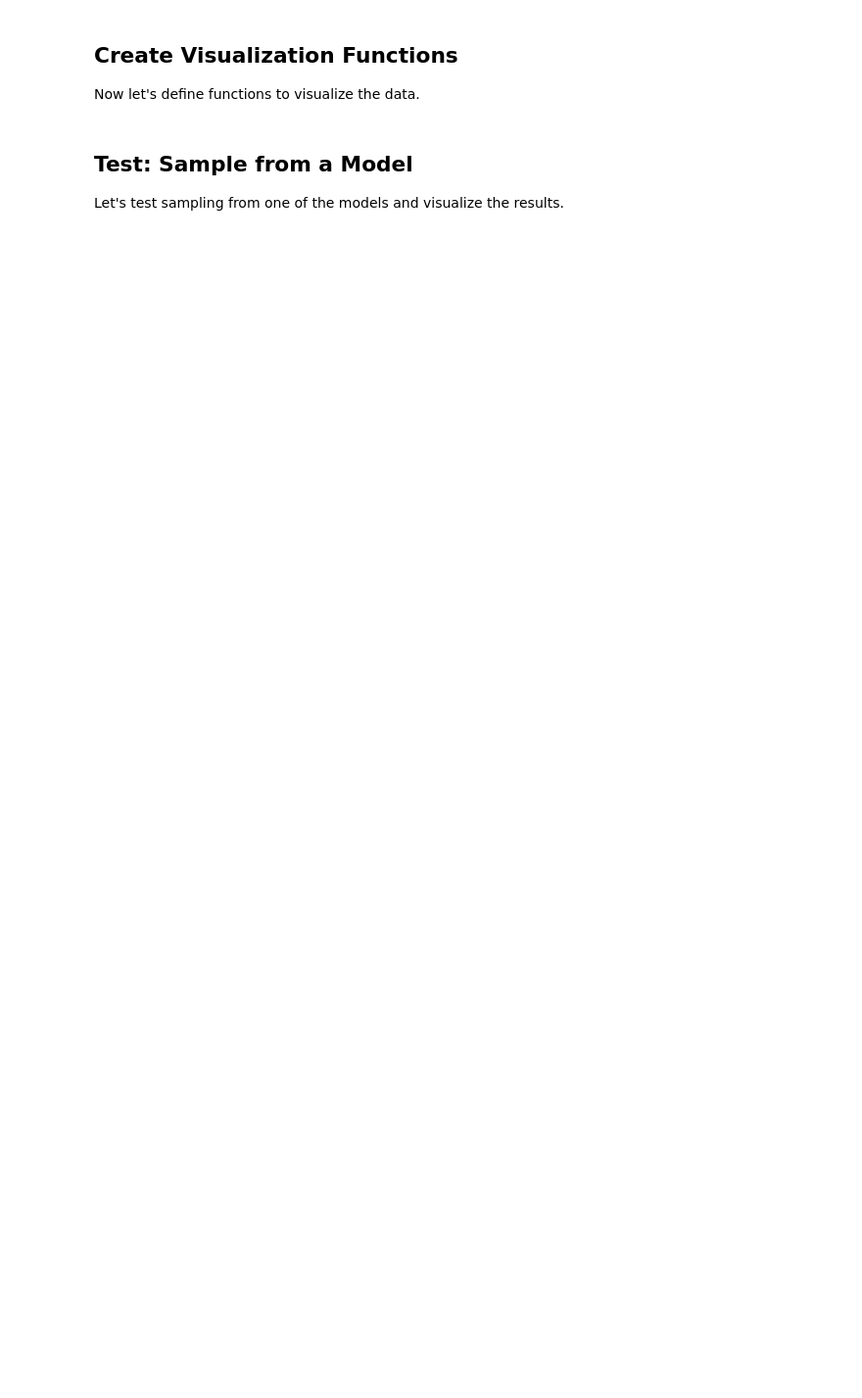
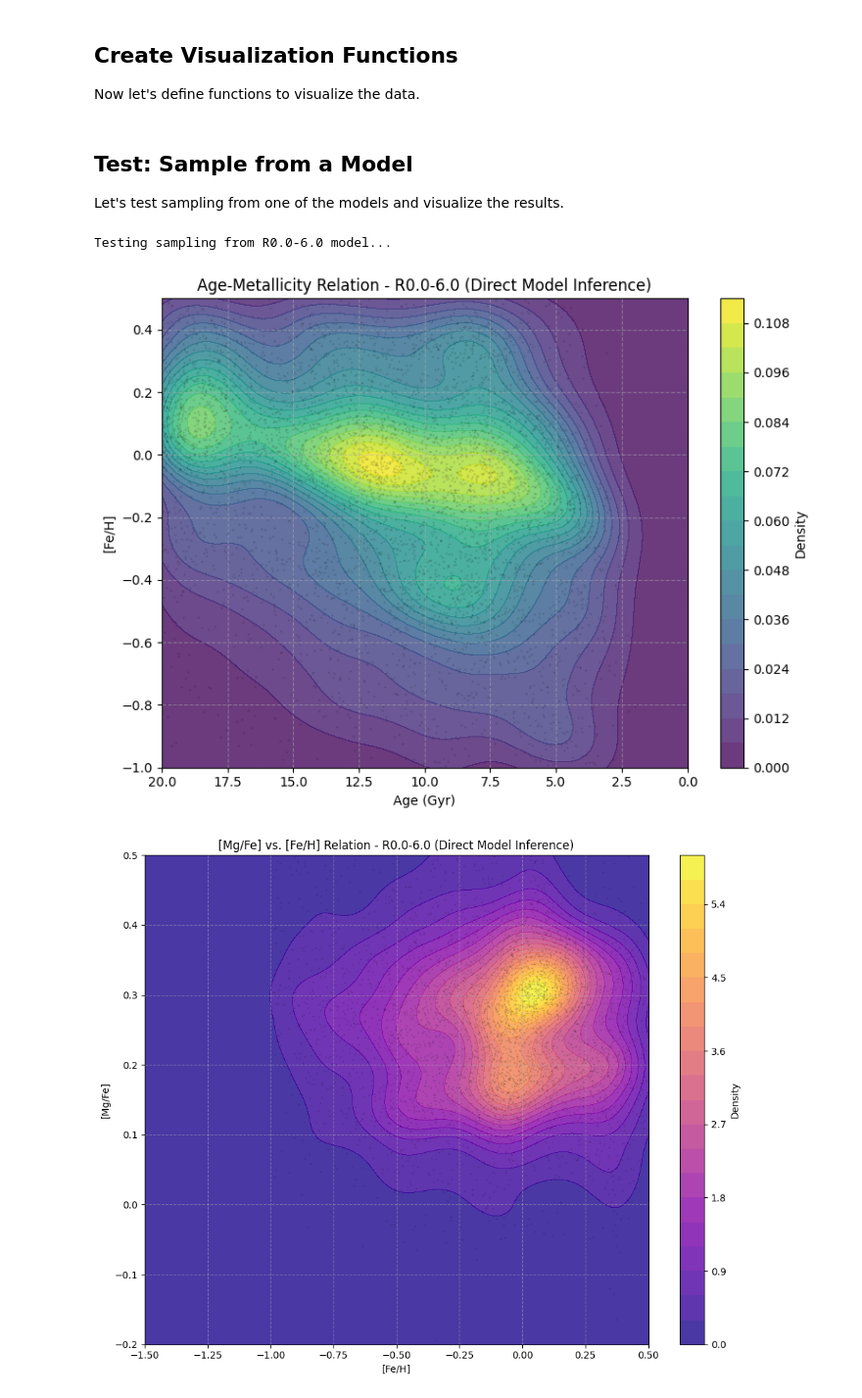
Before and after one commit to errai34/flowing-mw-disc, a Jupyter notebook: age_metallicity_explorer.ipynb, the cells around one changed output. Shown at 98% size. Cells and saved outputs as stored; diff of their text form; code cells hidden in the pictures; blank space fills up the shorter version.

```diff
--- a/age_metallicity_explorer.ipynb
+++ b/age_metallicity_explorer.ipynb
@@ -155,7 +155,7 @@ def create_backup_model(n_transforms=8, hidden_dims=None, num_bins=24, device=No
 
 Now let's create a function to perform inference with the trained model.
 # %%
-def sample_flow_model(model, scaler, n_samples=5000, age_range=(0, 14), feh_range=(-1.5, 0.5)):
+def sample_flow_model(model, scaler, n_samples=5000, age_range=(0, 204), feh_range=(-1.0, 0.5)):
     """Sample from a flow model and filter results by age and metallicity."""
     device = next(model.parameters()).device
     model.eval()
@@ -202,12 +202,6 @@ def sample_flow_model(model, scaler, n_samples=5000, age_range=(0, 14), feh_rang
         success = True
 
     except Exception as e:
-        print(f"Error sampling from model: {e}\nUsing synthetic data instead.")
-        ages_filtered, fehs_filtered, mgfes_filtered = generate_synthetic_data(
-            n_samples=n_samples,
-            age_range=age_range,
-            feh_range=feh_range
-        )
-        success = False
+        print(f"Error sampling from model: {e}.")
 
     return ages_filtered, fehs_filtered, mgfes_filtered, success
@@ -412,7 +296,7 @@ flow_models, scalers = load_all_models()
 Now let's define functions to visualize the data.
 # %%
 def plot_age_metallicity_kde(ages, metallicities, bin_name=None, flip_age_axis=True,
-                             age_range=(0, 14), feh_range=(-1.5, 0.5), figsize=(10, 8),
+                             age_range=(0, 14), feh_range=(-1.5, 0.5), figsize=(8, 6),
                              title_suffix=""):
     """Create a KDE-based visualization of Age vs. [Fe/H]."""
     # Create figure
@@ -463,8 +347,8 @@ def plot_age_metallicity_kde(ages, metallicities, bin_name=None, flip_age_axis=T
 
 
 def plot_age_metallicity_heatmap(ages, metallicities, bin_name=None, flip_age_axis=True,
-                                age_range=(0, 14), feh_range=(-1.5, 0.5), nbins=(100, 100),
-                                figsize=(10, 8), title_suffix=""):
+                                age_range=(0,20), feh_range=(-1.0, 0.5), nbins=(100, 100),
+                                figsize=(8, 6), title_suffix=""):
     """Create a 2D histogram heatmap of Age vs. [Fe/H]."""
     # Create figure
     fig, ax = plt.subplots(figsize=figsize)
@@ -484,7 +368,7 @@ def plot_age_metallicity_heatmap(ages, metallicities, bin_name=None, flip_age_ax
         origin="lower",
         aspect="auto",
         extent=extent,
-        cmap="viridis",
+        cmap="turbo",
         interpolation="nearest",
     )
 
@@ -566,32 +450,36 @@ Let's test sampling from one of the models and visualize the results.
 # %%
 # Test model sampling
 if flow_models:
     bin_name = list(flow_models.keys())[0]  # Get first available bin
     model = flow_models[bin_name]
     scaler = scalers[bin_name]
 
     print(f"Testing sampling from {bin_name} model...")
     ages, fehs, mgfes, success = sample_flow_model(
         model, scaler, n_samples=5000,
-        age_range=(0, 14), feh_range=(-1.5, 0.5)
+        age_range=(0, 20), feh_range=(-1., 0.5)
     )
 
     if success:
         title_suffix = "(Direct Model Inference)"
     else:
         title_suffix = "(Synthetic Data)"
 
     fig, ax = plot_age_metallicity_kde(
         ages, fehs, bin_name=bin_name,
-        age_range=(0, 14), feh_range=(-1.5, 0.5),
+        age_range=(0, 20), feh_range=(-1., 0.5),
         title_suffix=title_suffix
     )
     plt.show()
 
     fig, ax = plot_mgfe_feh_kde(
         fehs, mgfes, bin_name=bin_name,
         title_suffix=title_suffix
     )
     plt.show()
 else:
     print("No models available for testing.")
+# %% [output]
+Testing sampling from R0.0-6.0 model...
+[figure, added]
+[figure, added]
```
Also changed, not shown: parts of 13 cells of this notebook, 6 other files.
